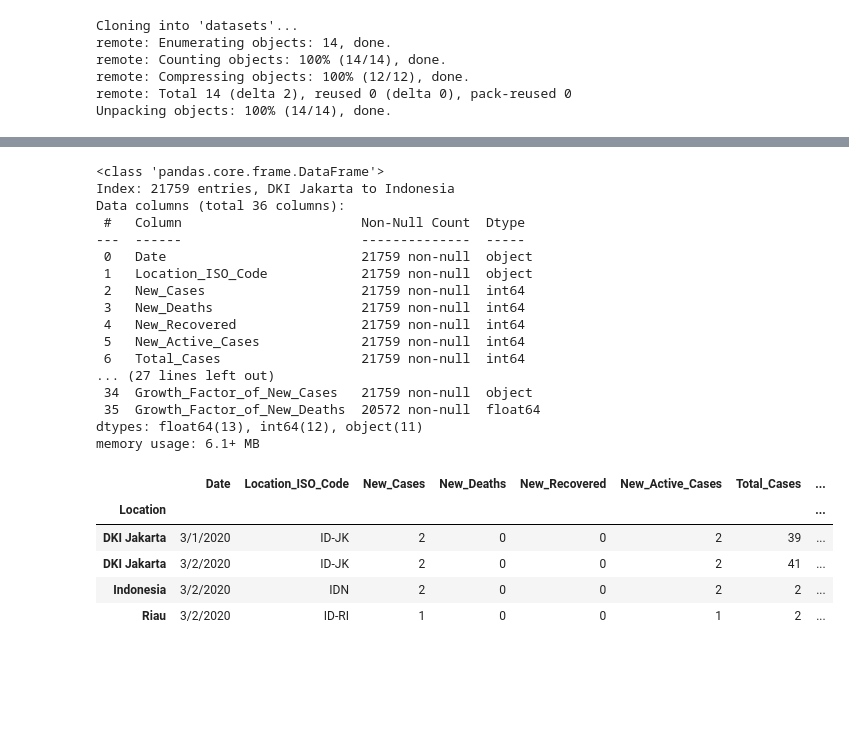
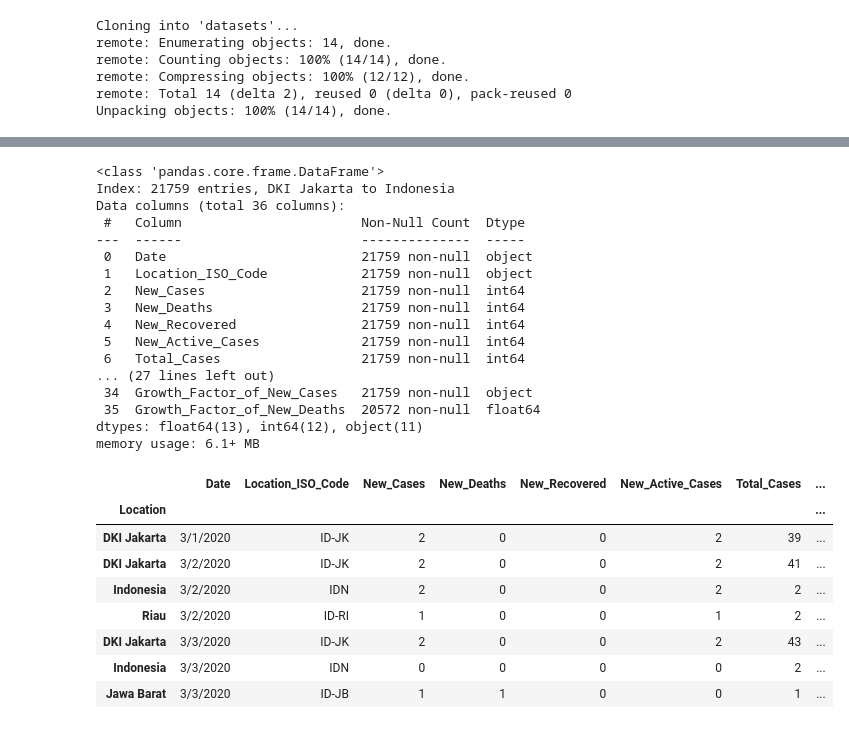
Before and after one commit to azizpambayun/project, a Jupyter notebook: covid_19_analysis_and_visualization_in_Indonesia.ipynb, the cells around one changed output, grey strips where cells are left out. Cells and saved outputs as stored; diff of their text form; code cells hidden in the pictures; blank space fills up the shorter version.

```diff
--- a/covid_19_analysis_and_visualization_in_Indonesia.ipynb
+++ b/covid_19_analysis_and_visualization_in_Indonesia.ipynb
@@ -85,27 +84,30 @@ Warning: Total number of columns (36) exceeds max_columns (20) limiting to first
 # %%
 covid.info()
-covid[0:4]
+covid[0:7]
 # %% [output]
 <class 'pandas.core.frame.DataFrame'>
 Index: 21759 entries, DKI Jakarta to Indonesia
 Data columns (total 36 columns):
  #   Column                       Non-Null Count  Dtype
 ---  ------                       --------------  -----
  0   Date                         21759 non-null  object
  1   Location_ISO_Code            21759 non-null  object
  2   New_Cases                    21759 non-null  int64
  3   New_Deaths                   21759 non-null  int64
  4   New_Recovered                21759 non-null  int64
  5   New_Active_Cases             21759 non-null  int64
  6   Total_Cases                  21759 non-null  int64
 ... (27 lines left out)
  34  Growth_Factor_of_New_Cases   21759 non-null  object
  35  Growth_Factor_of_New_Deaths  20572 non-null  float64
 dtypes: float64(13), int64(12), object(11)
 memory usage: 6.1+ MB
 |  | Date | Location_ISO_Code | New_Cases | New_Deaths | New_Recovered | New_Active_Cases | Total_Cases | ... |
 | Location |  |  |  |  |  |  |  | ... |
 | DKI Jakarta | 3/1/2020 | ID-JK | 2 | 0 | 0 | 2 | 39 | ... |
 | DKI Jakarta | 3/2/2020 | ID-JK | 2 | 0 | 0 | 2 | 41 | ... |
 | Indonesia | 3/2/2020 | IDN | 2 | 0 | 0 | 2 | 2 | ... |
 | Riau | 3/2/2020 | ID-RI | 1 | 0 | 0 | 1 | 2 | ... |
+| DKI Jakarta | 3/3/2020 | ID-JK | 2 | 0 | 0 | 2 | 43 | ... |
+| Indonesia | 3/3/2020 | IDN | 0 | 0 | 0 | 0 | 2 | ... |
+| Jawa Barat | 3/3/2020 | ID-JB | 1 | 1 | 0 | 0 | 1 | ... |
```
Also changed, not shown: parts of 3 cells of this notebook.
